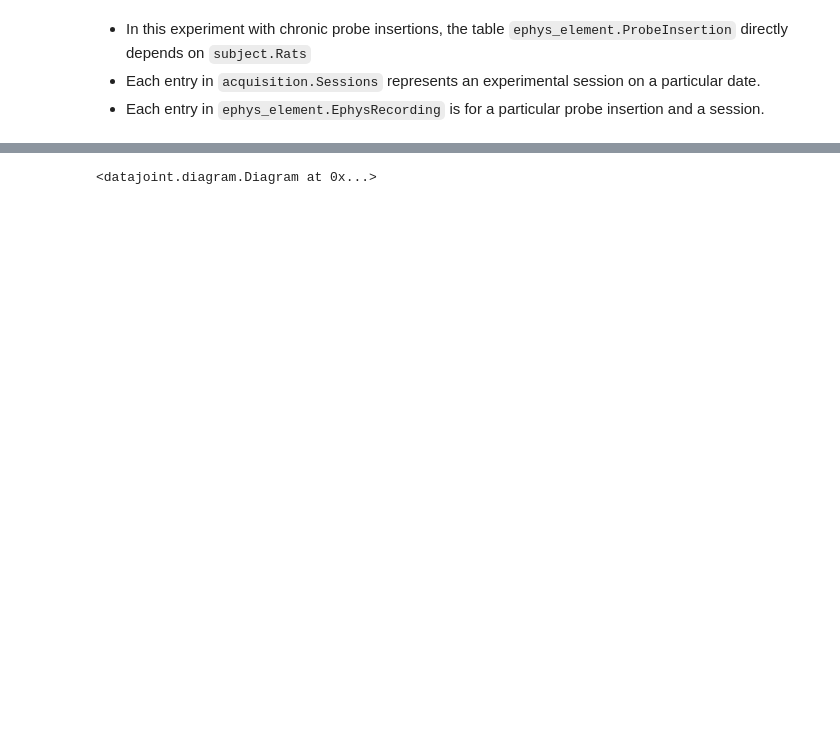
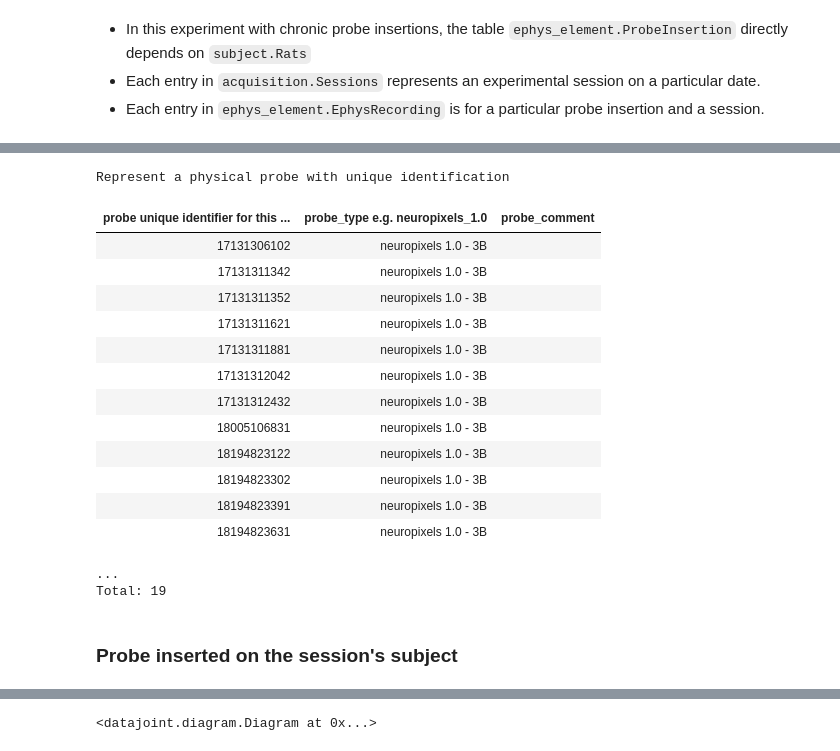
Before and after one commit to kabilar/bl_pipeline_python, a Jupyter notebook: notebooks/ephys_element/01-Ephys_element_workflow.ipynb, the cells around one changed output, grey strips where cells are left out. Cells and saved outputs as stored; diff of their text form; code cells hidden in the pictures; blank space fills up the shorter version.

```diff
--- a/notebooks/ephys_element/01-Ephys_element_workflow.ipynb
+++ b/notebooks/ephys_element/01-Ephys_element_workflow.ipynb
@@ -45,0 +64,21 @@ session_info  = (acquisition.Sessions & 'session_rat="A230"' & 'session_date="20
+# %%
+probe_element.Probe()
+# %% [output]
+Represent a physical probe with unique identification
+| probe unique identifier for this ... | probe_type e.g. neuropixels_1.0 | probe_comment |
+| 17131306102 | neuropixels 1.0 - 3B |  |
+| 17131311342 | neuropixels 1.0 - 3B |  |
+| 17131311352 | neuropixels 1.0 - 3B |  |
+| 17131311621 | neuropixels 1.0 - 3B |  |
+| 17131311881 | neuropixels 1.0 - 3B |  |
+| 17131312042 | neuropixels 1.0 - 3B |  |
+| 17131312432 | neuropixels 1.0 - 3B |  |
+| 18005106831 | neuropixels 1.0 - 3B |  |
+| 18194823122 | neuropixels 1.0 - 3B |  |
+| 18194823302 | neuropixels 1.0 - 3B |  |
+| 18194823391 | neuropixels 1.0 - 3B |  |
+| 18194823631 | neuropixels 1.0 - 3B |  |
+...
+Total: 19
+# %% [markdown]
+### Probe inserted on the session's subject
```
Also changed, not shown: parts of 86 cells of this notebook, 9 other files.
